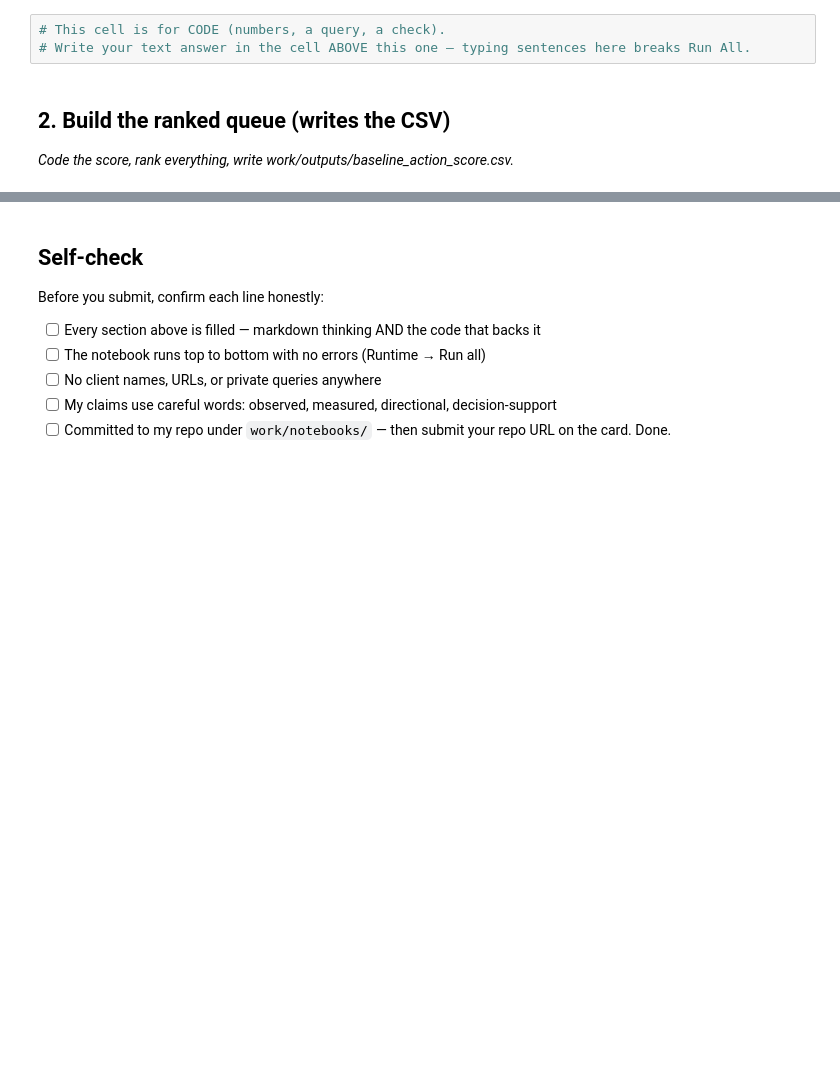
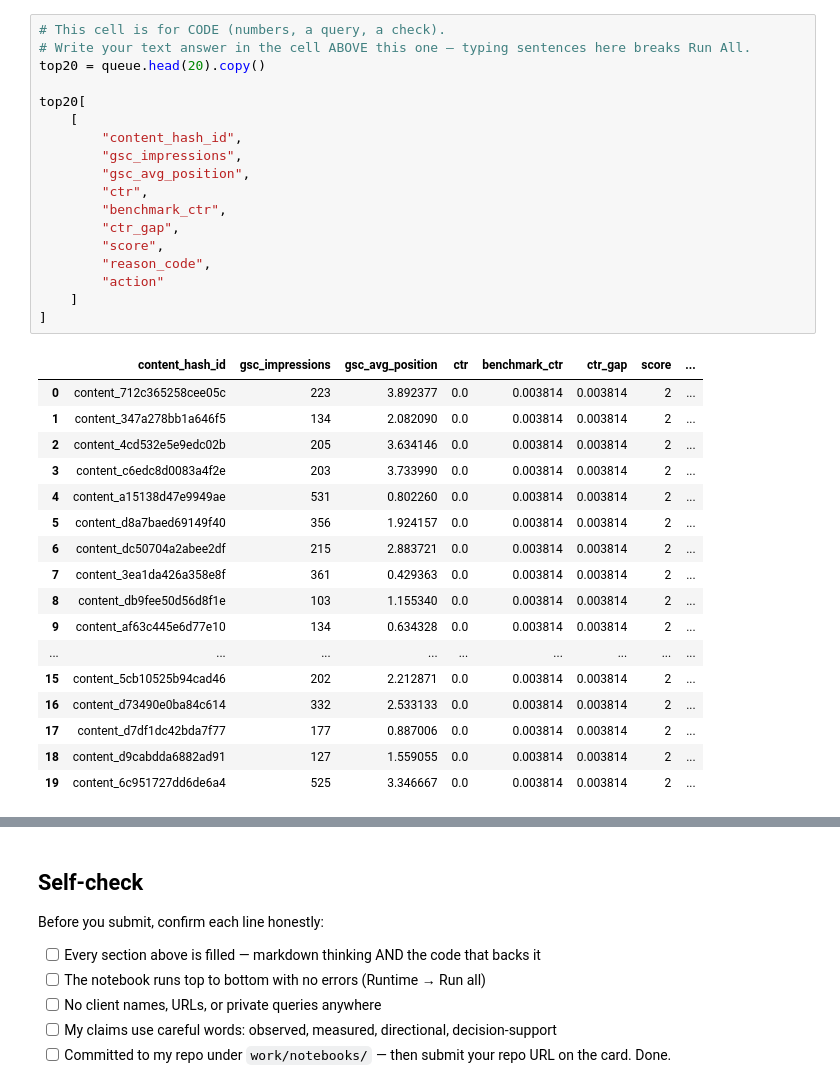
Before and after one commit to QuratulainAzhar22/flyrank-ml-work, a Jupyter notebook: work/notebooks/w04_baseline_score.ipynb, the cells around one changed output, grey strips where cells are left out. Saved outputs shown, nothing was run; the diff lists cells and outputs as text; blank space fills up the shorter version.

```diff
--- a/work/notebooks/w04_baseline_score.ipynb
+++ b/work/notebooks/w04_baseline_score.ipynb
@@ -13,7 +480,36 @@ This skeleton is yours to fill. Work the sections **in order** — each one has
 # %%
 # This cell is for CODE (numbers, a query, a check).
 # Write your text answer in the cell ABOVE this one — typing sentences here breaks Run All.
+top20 = queue.head(20).copy()
+
+top20[
+    [
+        "content_hash_id",
+        "gsc_impressions",
+        "gsc_avg_position",
+        "ctr",
+        "benchmark_ctr",
+        "ctr_gap",
+        "score",
+        "reason_code",
+        "action"
+    ]
+]
+# %% [output]
+|  | content_hash_id | gsc_impressions | gsc_avg_position | ctr | benchmark_ctr | ctr_gap | score | ... |
+| 0 | content_712c365258cee05c | 223 | 3.892377 | 0.0 | 0.003814 | 0.003814 | 2 | ... |
+| 1 | content_347a278bb1a646f5 | 134 | 2.082090 | 0.0 | 0.003814 | 0.003814 | 2 | ... |
+| 2 | content_4cd532e5e9edc02b | 205 | 3.634146 | 0.0 | 0.003814 | 0.003814 | 2 | ... |
+| 3 | content_c6edc8d0083a4f2e | 203 | 3.733990 | 0.0 | 0.003814 | 0.003814 | 2 | ... |
+| 4 | content_a15138d47e9949ae | 531 | 0.802260 | 0.0 | 0.003814 | 0.003814 | 2 | ... |
+| 5 | content_d8a7baed69149f40 | 356 | 1.924157 | 0.0 | 0.003814 | 0.003814 | 2 | ... |
+| 6 | content_dc50704a2abee2df | 215 | 2.883721 | 0.0 | 0.003814 | 0.003814 | 2 | ... |
+| 7 | content_3ea1da426a358e8f | 361 | 0.429363 | 0.0 | 0.003814 | 0.003814 | 2 | ... |
+| 8 | content_db9fee50d56d8f1e | 103 | 1.155340 | 0.0 | 0.003814 | 0.003814 | 2 | ... |
+| 9 | content_af63c445e6d77e10 | 134 | 0.634328 | 0.0 | 0.003814 | 0.003814 | 2 | ... |
+| ... | ... | ... | ... | ... | ... | ... | ... | ... |
+| 15 | content_5cb10525b94cad46 | 202 | 2.212871 | 0.0 | 0.003814 | 0.003814 | 2 | ... |
+| 16 | content_d73490e0ba84c614 | 332 | 2.533133 | 0.0 | 0.003814 | 0.003814 | 2 | ... |
+| 17 | content_d7df1dc42bda7f77 | 177 | 0.887006 | 0.0 | 0.003814 | 0.003814 | 2 | ... |
+| 18 | content_d9cabdda6882ad91 | 127 | 1.559055 | 0.0 | 0.003814 | 0.003814 | 2 | ... |
+| 19 | content_6c951727dd6de6a4 | 525 | 3.346667 | 0.0 | 0.003814 | 0.003814 | 2 | ... |
-# %% [markdown]
-## 2. Build the ranked queue (writes the CSV)
-
-*Code the score, rank everything, write work/outputs/baseline_action_score.csv.*
```
Also changed, not shown: parts of 31 cells of this notebook.
